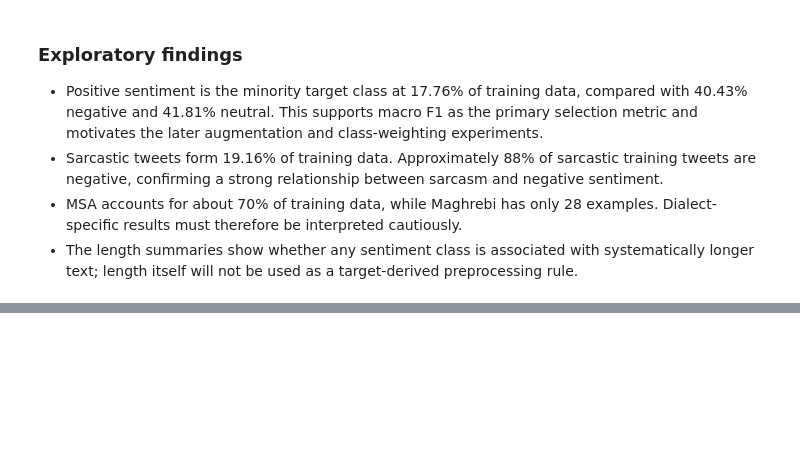
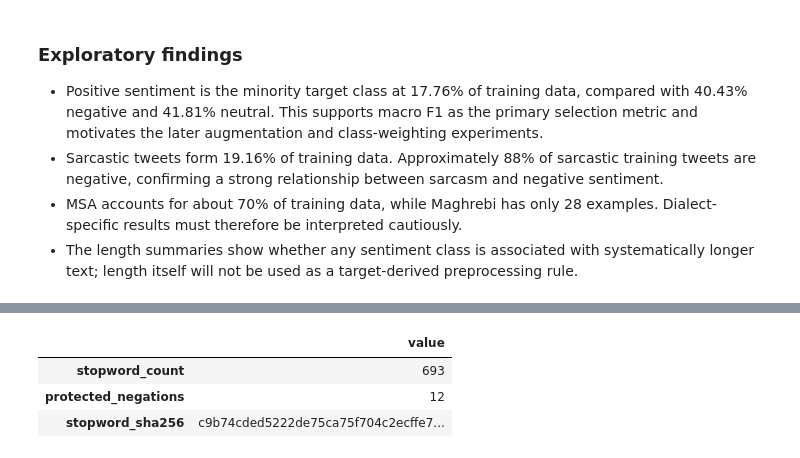
Before and after one commit to iAboud98/arabic-sentiment-analysis, a Jupyter notebook: notebooks/arabic_sentiment_analysis.ipynb, the cells around one changed output, grey strips where cells are left out. Drawn from its saved outputs; the diff is of its cells as text; code cells hidden in the pictures; blank space fills up the shorter version.

```diff
--- a/notebooks/arabic_sentiment_analysis.ipynb
+++ b/notebooks/arabic_sentiment_analysis.ipynb
@@ -714,0 +728,52 @@ plt.show()
+# %%
+NLTK_DATA_DIRECTORY = PATHS["artifacts"] / "nltk_data"
+NLTK_DATA_DIRECTORY.mkdir(parents=True, exist_ok=True)
+nltk_data_path = str(NLTK_DATA_DIRECTORY)
+if nltk_data_path not in nltk.data.path:
+    nltk.data.path.insert(0, nltk_data_path)
+
+try:
+    nltk.data.find("corpora/stopwords")
+except LookupError:
+    downloaded = nltk.download(
+        "stopwords",
+        download_dir=NLTK_DATA_DIRECTORY,
+        quiet=True,
+        raise_on_error=True,
+    )
+    if not downloaded:
+        raise RuntimeError("Could not download the NLTK stop-word corpus.") from None
+
+NEGATION_TERMS = {
+    "لا",
+    "ليس",
+    "ليست",
+    "لست",
+    "لن",
+    "لم",
+    "ما",
+    "مش",
+    "مو",
+    "مفيش",
+    "بدون",
+    "غير",
+}
+ALL_ARABIC_STOPWORDS = set(stopwords.words("arabic"))
+ARABIC_STOPWORDS = ALL_ARABIC_STOPWORDS - NEGATION_TERMS
+stopword_digest = hashlib.sha256(
+    "\n".join(sorted(ARABIC_STOPWORDS)).encode("utf-8")
+).hexdigest()
+
+pd.Series(
+    {
+        "stopword_count": len(ARABIC_STOPWORDS),
+        "protected_negations": len(NEGATION_TERMS),
+        "stopword_sha256": stopword_digest,
+    },
+    name="value",
+).to_frame()
+# %% [output]
+|  | value |
+| stopword_count | 693 |
+| protected_negations | 12 |
+| stopword_sha256 | c9b74cded5222de75ca75f704c2ecffe7... |
```
Also changed, not shown: parts of 6 cells of this notebook, 3 other files.
